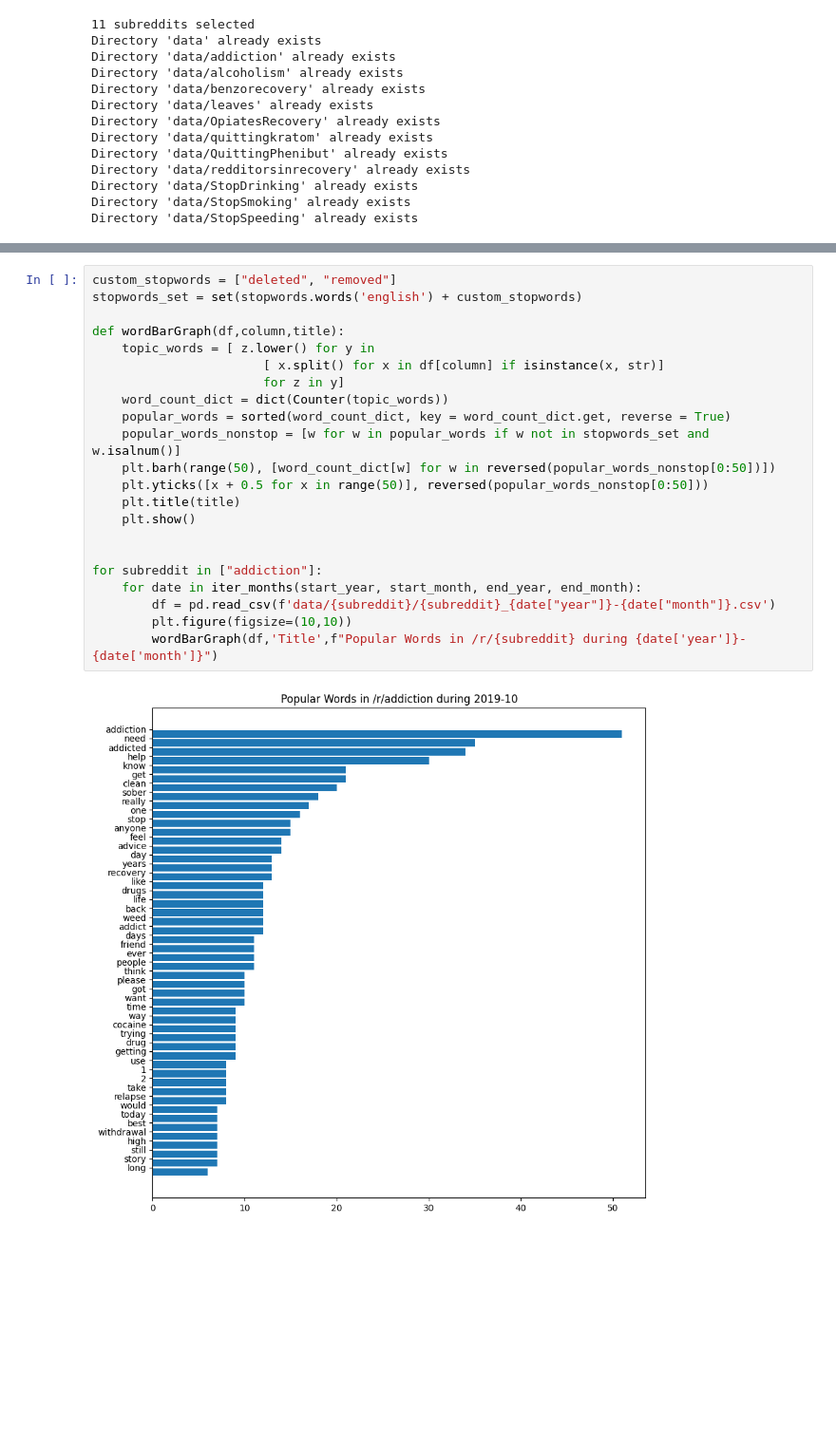
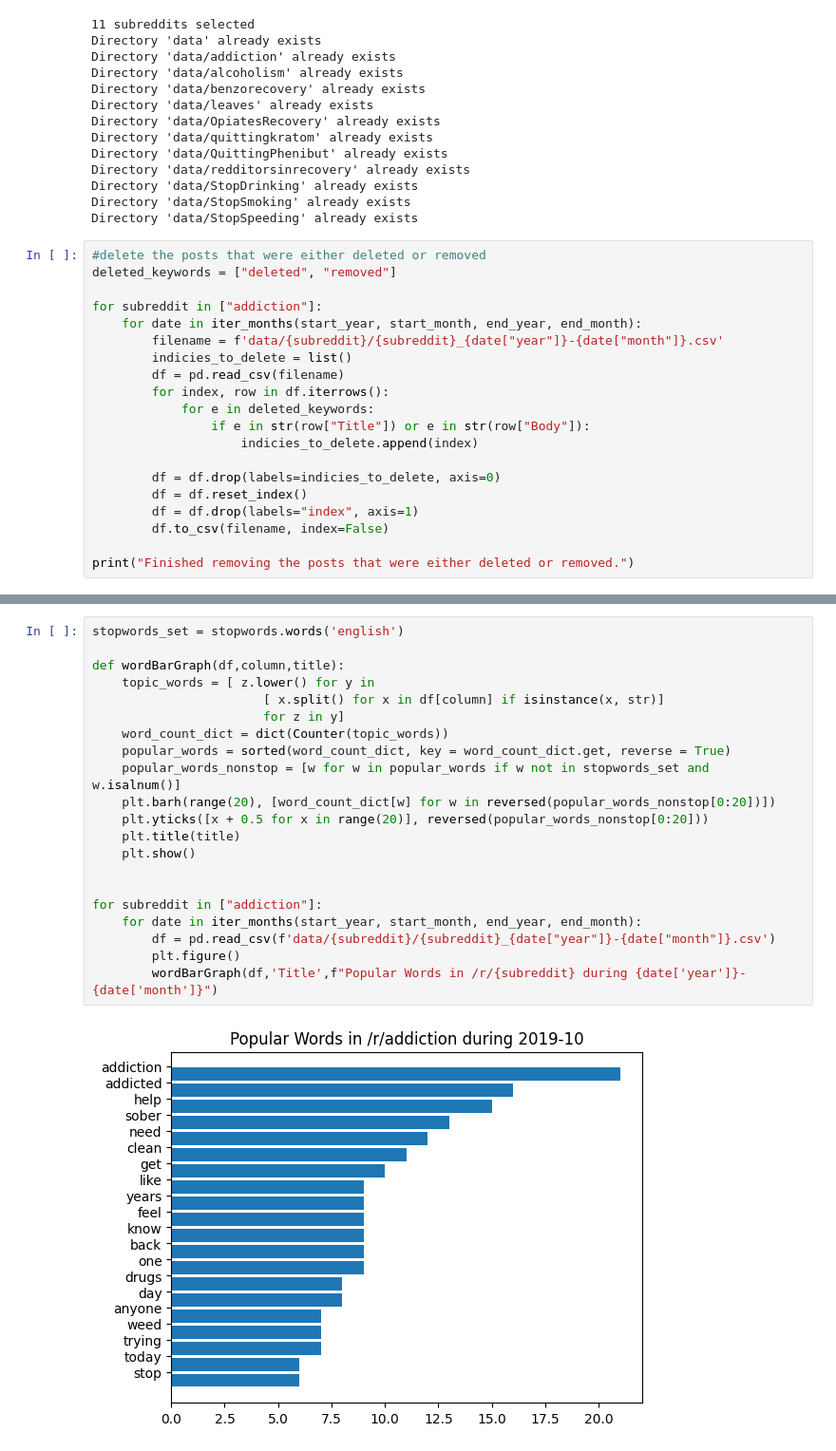
Before and after one commit to zeyad-mansour/reddit-sentiment-analysis, a Jupyter notebook: notebook.ipynb, the cells around one changed output, grey strips where cells are left out. Shown at 95% size. Drawn from its saved outputs; the diff is of its cells as text; blank space fills up the shorter version.

Commit message:
remove deleted

```diff
--- a/notebook.ipynb
+++ b/notebook.ipynb
@@ -162,3 +164,23 @@ Directory 'data/redditorsinrecovery' already exists
 Directory 'data/StopDrinking' already exists
 Directory 'data/StopSmoking' already exists
 Directory 'data/StopSpeeding' already exists
+# %%
+#delete the posts that were either deleted or removed
+deleted_keywords = ["deleted", "removed"]
+
+for subreddit in ["addiction"]:
+    for date in iter_months(start_year, start_month, end_year, end_month):
+        filename = f'data/{subreddit}/{subreddit}_{date["year"]}-{date["month"]}.csv'
+        indicies_to_delete = list()
+        df = pd.read_csv(filename)
+        for index, row in df.iterrows():
+            for e in deleted_keywords:
+                if e in str(row["Title"]) or e in str(row["Body"]):
+                    indicies_to_delete.append(index)
+
+        df = df.drop(labels=indicies_to_delete, axis=0)
+        df = df.reset_index()
+        df = df.drop(labels="index", axis=1)
+        df.to_csv(filename, index=False)
+
+print("Finished removing the posts that were either deleted or removed.")
@@ -190,24 +214,23 @@ for subreddit in ["addiction"]:
 # %%
-custom_stopwords = ["deleted", "removed"]
-stopwords_set = set(stopwords.words('english') + custom_stopwords)
+stopwords_set = stopwords.words('english')
 
 def wordBarGraph(df,column,title):
     topic_words = [ z.lower() for y in
                        [ x.split() for x in df[column] if isinstance(x, str)]
                        for z in y]
     word_count_dict = dict(Counter(topic_words))
     popular_words = sorted(word_count_dict, key = word_count_dict.get, reverse = True)
     popular_words_nonstop = [w for w in popular_words if w not in stopwords_set and w.isalnum()]
-    plt.barh(range(50), [word_count_dict[w] for w in reversed(popular_words_nonstop[0:50])])
-    plt.yticks([x + 0.5 for x in range(50)], reversed(popular_words_nonstop[0:50]))
+    plt.barh(range(20), [word_count_dict[w] for w in reversed(popular_words_nonstop[0:20])])
+    plt.yticks([x + 0.5 for x in range(20)], reversed(popular_words_nonstop[0:20]))
     plt.title(title)
     plt.show()
 
 
 for subreddit in ["addiction"]:
     for date in iter_months(start_year, start_month, end_year, end_month):
         df = pd.read_csv(f'data/{subreddit}/{subreddit}_{date["year"]}-{date["month"]}.csv')
-        plt.figure(figsize=(10,10))
+        plt.figure()
         wordBarGraph(df,'Title',f"Popular Words in /r/{subreddit} during {date['year']}-{date['month']}")
 # %% [output]
-[figure, old version]
+[figure, new version]
```
Also changed, not shown: parts of 6 cells of this notebook, 29 other files.
